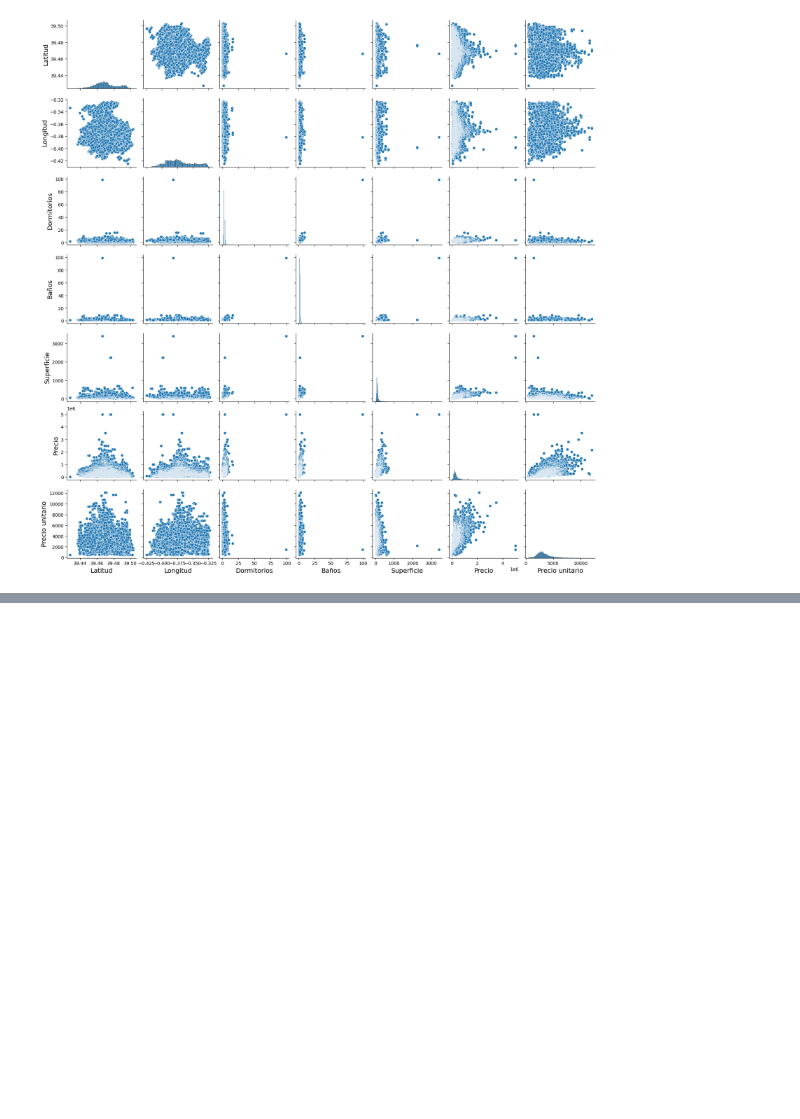
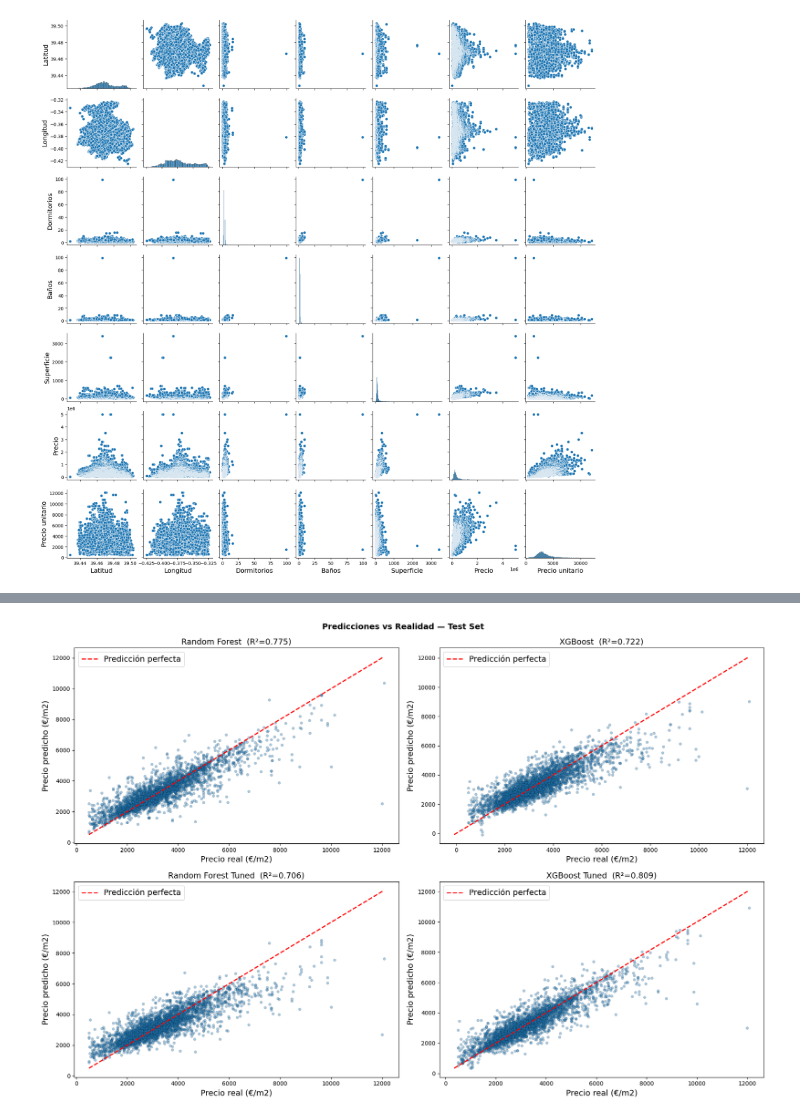
Before and after one commit to Apriroca/ML_Prediccion_Vivienda_Valencia, a Jupyter notebook: main.ipynb, the cells around one changed output, grey strips where cells are left out. Saved outputs shown, nothing was run; the diff lists cells and outputs as text; code cells hidden in the pictures; blank space fills up the shorter version.

```diff
--- a/main.ipynb
+++ b/main.ipynb
@@ -441,0 +492,17 @@ plt.show()
+# %%
+# Tabla comparativa Train vs Test para todos los modelos
+modelos_comparativa = [
+    ('Regresion Lineal',    lin_reg,   test_pred_lin),
+    ('Arbol de Decision',   tree_reg,  test_pred_tree),
+    ('Random Forest',       rf_reg,    test_pred_rf),
+    ('XGBoost',             xgb_reg,   test_pred_xgb),
+    ('Random Forest Tuned', rf_tuned,  test_pred_rf_tuned),
+    ('XGBoost Tuned',       xgb_tuned, test_pred_xgb_tuned),
+]
+
+print(f'{"Modelo":<24} {"Train RMSE":>11} {"Test RMSE":>10} {"Diferencia":>11}')
+print('-' * 60)
+for nombre, modelo, preds in modelos_comparativa:
+    rmse_tr = np.sqrt(mean_squared_error(y, modelo.predict(X)))
+    rmse_te = np.sqrt(mean_squared_error(y_test, preds))
+    print(f'{nombre:<24} {round(rmse_tr):>11} {round(rmse_te):>10} {round(rmse_te - rmse_tr):>+11}')
@@ -441,0 +518,25 @@ plt.show()
+# %%
+# Gráfico: Predicciones vs Realidad — modelos principales
+fig, axes = plt.subplots(2, 2, figsize=(18, 12))
+
+pares = [
+    (test_pred_rf,        'Random Forest'),
+    (test_pred_xgb,       'XGBoost'),
+    (test_pred_rf_tuned,  'Random Forest Tuned'),
+    (test_pred_xgb_tuned, 'XGBoost Tuned'),
+]
+for ax, (preds, nombre) in zip(axes.flatten(), pares):
+    ax.scatter(y_test, preds, alpha=0.4, edgecolors='k', linewidths=0.3, s=20)
+    lims = [min(y_test.min(), preds.min()), max(y_test.max(), preds.max())]
+    ax.plot(lims, lims, 'r--', linewidth=2, label='Predicción perfecta')
+    r2 = r2_score(y_test, preds)
+    ax.set_xlabel('Precio real (€/m2)')
+    ax.set_ylabel('Precio predicho (€/m2)')
+    ax.set_title(f'{nombre}  (R²={r2:.3f})')
+    ax.legend()
+
+plt.suptitle('Predicciones vs Realidad — Test Set', fontsize=14, fontweight='bold')
+plt.tight_layout()
+plt.show()
+# %% [output]
+[figure, added]
```
Also changed, not shown: parts of 51 cells of this notebook, 2 other files.
